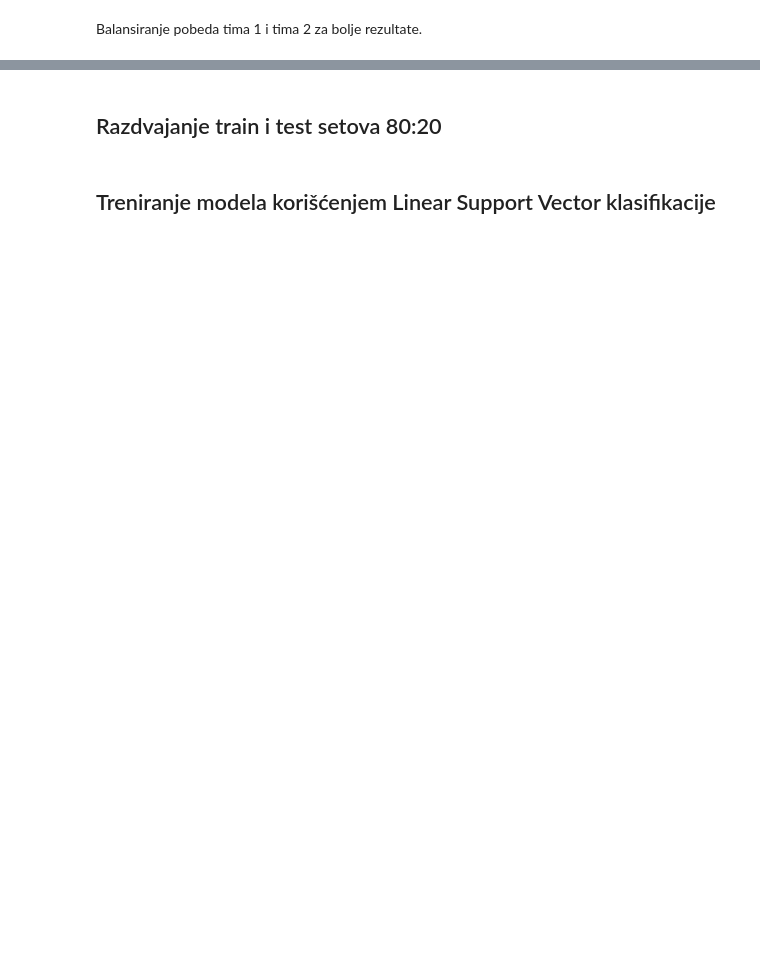
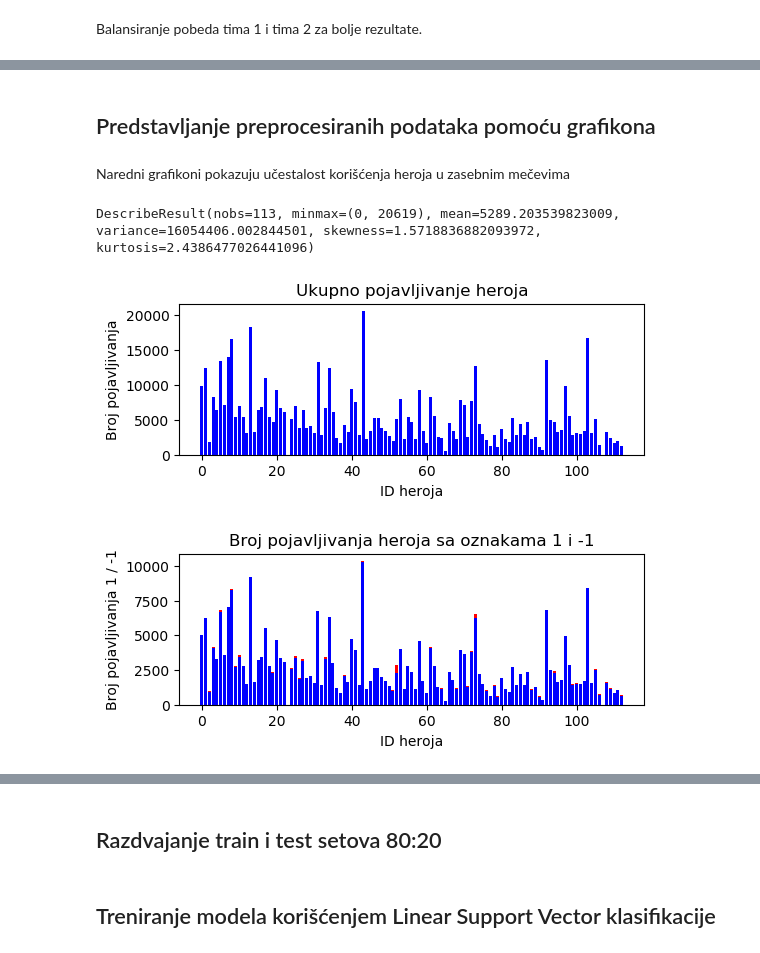
Before and after one commit to mirjanaz200/MLProject, a Jupyter notebook: dota2.ipynb, the cells around one changed output, grey strips where cells are left out. Drawn from its saved outputs; the diff is of its cells as text; code cells hidden in the pictures; blank space fills up the shorter version.

```diff
--- a/dota2.ipynb
+++ b/dota2.ipynb
@@ -51,8 +97,0 @@ Naredne linije pokazuju učestalost korišćenja heroja u zasebnim mečevima
-# %%
-#Moze se reci da se heroji pojavljuju skoro podjednako u timu 1 i 2, i da je njihovo ukupno pojavljivanje priblizno jednako sa izuzecima manjeg pojavljivanja
-heroes = dota_data.iloc[:,4:]
-heroes_counts=[]
-for x in num_arr:
-    heroes_counts.append(heroes[x].value_counts())
-
-heroes_counts
@@ -119,7 +140,7 @@ dota_data.loc[dota_data["region"].isin([121,122,123,124]), "region"] = 2 #US Eas
 dota_data.loc[dota_data["region"].isin([131,132,133,134,135,136,137,138]), "region"] = 3 #Europe West
 dota_data.loc[dota_data["region"].isin([142,143,144,145]), "region"] = 4 #South Korea
 dota_data.loc[dota_data["region"].isin([151,152,153,154,155,156]), "region"] = 5 #Southeast Asia
-dota_data.loc[dota_data["region"].isin([161,163, 221,222,223,224,225,227,231]), "region"] = 6 #China
+dota_data.loc[dota_data["region"].isin([161,163, 221,222,223,224,225,227,231,232]), "region"] = 6 #China
 dota_data.loc[dota_data["region"].isin([171]), "region"] = 7 #Australia
 dota_data.loc[dota_data["region"].isin([181,182,183,184, 185,186,187,188]), "region"] = 8 #Russia
 dota_data.loc[dota_data["region"].isin([191,192]), "region"] = 9 #Europe East
@@ -137,11 +158,11 @@ dota_data['region'].head(5)
 4    8
 Name: region, dtype: int64
 # %%
-#Uklanjanje instanci ciji je tip igre 'Tutorial'
-df_f1=dota_data[dota_data['type'] != 3]
+#Uklanjanje instanci ciji je tip igre 'Tutorial' ili 'Practice'
+df_f1 = dota_data[(dota_data['type'] != 3) & (dota_data['type'] != 1)]
 
 #Uklanjanje instanci ciji je mod igre 'Tutorial'
-df_f2=df_f1[df_f1['mode'] != 10]
+df_f2 = df_f1[df_f1['mode'] != 10]
 # %%
 df_f2['win'].value_counts()
 # %% [output]
@@ -161 +182,52 @@ g['win'].value_counts()
 Name: win, dtype: int64
+# %% [markdown]
+## Predstavljanje preprocesiranih podataka pomoću grafikona
+# %% [markdown]
+Naredni grafikoni pokazuju učestalost korišćenja heroja u zasebnim mečevima
+# %%
+heroes = g.iloc[:,4:]
+len_matches = len(heroes);
+num_arr = np.arange(113)
+
+heroes_counts=[]
+pos=[]
+neg=[]
+
+for x in num_arr_str:
+    hero = dict(heroes[x].value_counts())
+    if hero[0]!=len_matches:
+        pos.append(hero[1])
+        neg.append(hero[-1])
+    else:
+        pos.append(0)
+        neg.append(0)
+    heroes_counts.append(hero)
+
+sum = np.add(pos, neg)
+
+print(stats.describe(sum))
+
+plt.rcParams['figure.figsize'] = [6, 2]
+plt.rcParams['figure.dpi'] = 100
+fig, ax = plt.subplots()
+
+ax.bar(num_arr, sum, align='center', color='b')
+ax.set_title('Ukupno pojavljivanje heroja')
+ax.set_ylabel('Broj pojavljivanja')
+ax.set_xlabel('ID heroja')
+plt.show()
+
+#prvi zajednicki
+fig1, ax1 = plt.subplots()
+ax1.bar(num_arr, pos, align='center', color='r')
+ax1.bar(num_arr, neg, align='center', color='b')
+ax1.set_title('Broj pojavljivanja heroja sa oznakama 1 i -1')
+ax1.set_ylabel('Broj pojavljivanja 1 / -1')
+ax1.set_xlabel('ID heroja')
+
+plt.show()
+plt.show()
+# %% [output]
+DescribeResult(nobs=113, minmax=(0, 20619), mean=5289.203539823009, variance=16054406.002844501, skewness=1.5718836882093972, kurtosis=2.4386477026441096)
+[figure, added]
+[figure, added]
```
Also changed, not shown: parts of 25 cells of this notebook, 2 other files.
